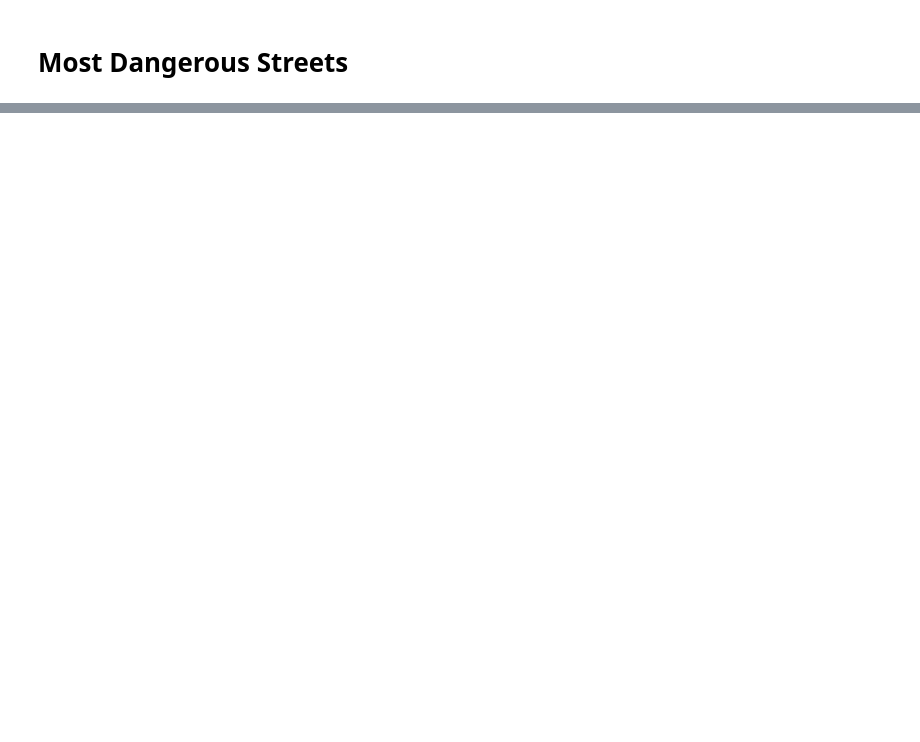
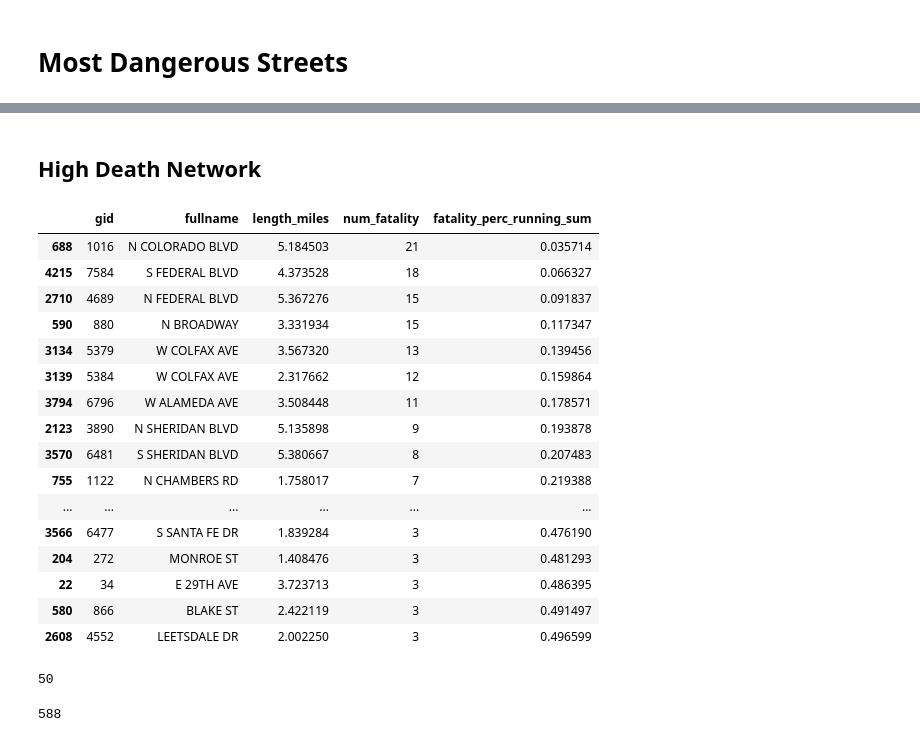
Before and after one commit to devinbrady/denver-street-data, a Jupyter notebook: Most_Dangerous_Streets.ipynb, the cells around one changed output, grey strips where cells are left out. Cells and saved outputs as stored; diff of their text form; code cells hidden in the pictures; blank space fills up the shorter version.

```diff
--- a/Most_Dangerous_Streets.ipynb
+++ b/Most_Dangerous_Streets.ipynb
@@ -69,0 +75,10 @@ street_crashes[street_crashes.num_crashes >= 10].sort_values(
+# %%
+street_crashes = street_crashes.sort_values(by='num_sbi_or_fatality', ascending=False)
+
+street_crashes['high_injury_perc'] = (
+    street_crashes['num_sbi_or_fatality'] / street_crashes['num_sbi_or_fatality'].sum()
+)
+
+street_crashes['high_injury_running_sum'] = street_crashes['high_injury_perc'].cumsum()
+
+street_crashes['high_injury_network'] = street_crashes['high_injury_running_sum'] < 0.5
@@ -69,0 +119,41 @@ street_crashes[street_crashes.num_crashes >= 10].sort_values(
+# %% [markdown]
+## High Death Network
+# %%
+street_crashes = street_crashes.sort_values(by='num_fatality', ascending=False)
+
+street_crashes['fatality_perc'] = (
+    street_crashes['num_fatality'] / street_crashes['num_fatality'].sum()
+)
+
+street_crashes['fatality_perc_running_sum'] = street_crashes['fatality_perc'].cumsum()
+
+street_crashes['fatality_network'] = street_crashes['fatality_perc_running_sum'] < 0.5
+# %%
+street_crashes.loc[street_crashes.fatality_network
+    , ['gid', 'fullname', 'length_miles', 'num_fatality', 'fatality_perc_running_sum']]
+# %% [output]
+|  | gid | fullname | length_miles | num_fatality | fatality_perc_running_sum |
+| 688 | 1016 | N COLORADO BLVD | 5.184503 | 21 | 0.035714 |
+| 4215 | 7584 | S FEDERAL BLVD | 4.373528 | 18 | 0.066327 |
+| 2710 | 4689 | N FEDERAL BLVD | 5.367276 | 15 | 0.091837 |
+| 590 | 880 | N BROADWAY | 3.331934 | 15 | 0.117347 |
+| 3134 | 5379 | W COLFAX AVE | 3.567320 | 13 | 0.139456 |
+| 3139 | 5384 | W COLFAX AVE | 2.317662 | 12 | 0.159864 |
+| 3794 | 6796 | W ALAMEDA AVE | 3.508448 | 11 | 0.178571 |
+| 2123 | 3890 | N SHERIDAN BLVD | 5.135898 | 9 | 0.193878 |
+| 3570 | 6481 | S SHERIDAN BLVD | 5.380667 | 8 | 0.207483 |
+| 755 | 1122 | N CHAMBERS RD | 1.758017 | 7 | 0.219388 |
+| ... | ... | ... | ... | ... | ... |
+| 3566 | 6477 | S SANTA FE DR | 1.839284 | 3 | 0.476190 |
+| 204 | 272 | MONROE ST | 1.408476 | 3 | 0.481293 |
+| 22 | 34 | E 29TH AVE | 3.723713 | 3 | 0.486395 |
+| 580 | 866 | BLAKE ST | 2.422119 | 3 | 0.491497 |
+| 2608 | 4552 | LEETSDALE DR | 2.002250 | 3 | 0.496599 |
+# %%
+street_crashes.fatality_network.sum()
+# %% [output]
+50
+# %%
+street_crashes.num_fatality.sum()
+# %% [output]
+588
```
Also changed, not shown: parts of 10 cells of this notebook, 11 other files.
